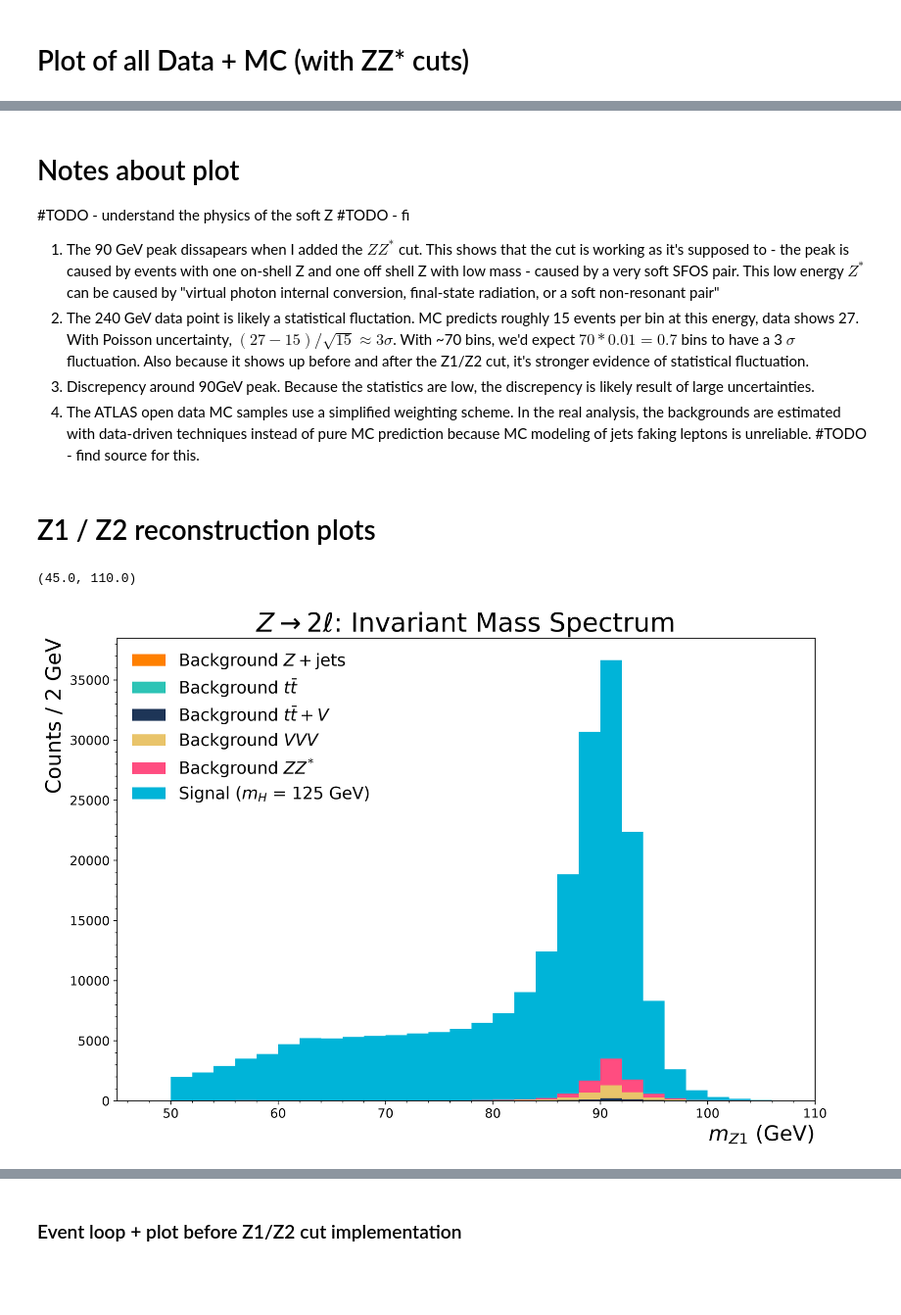
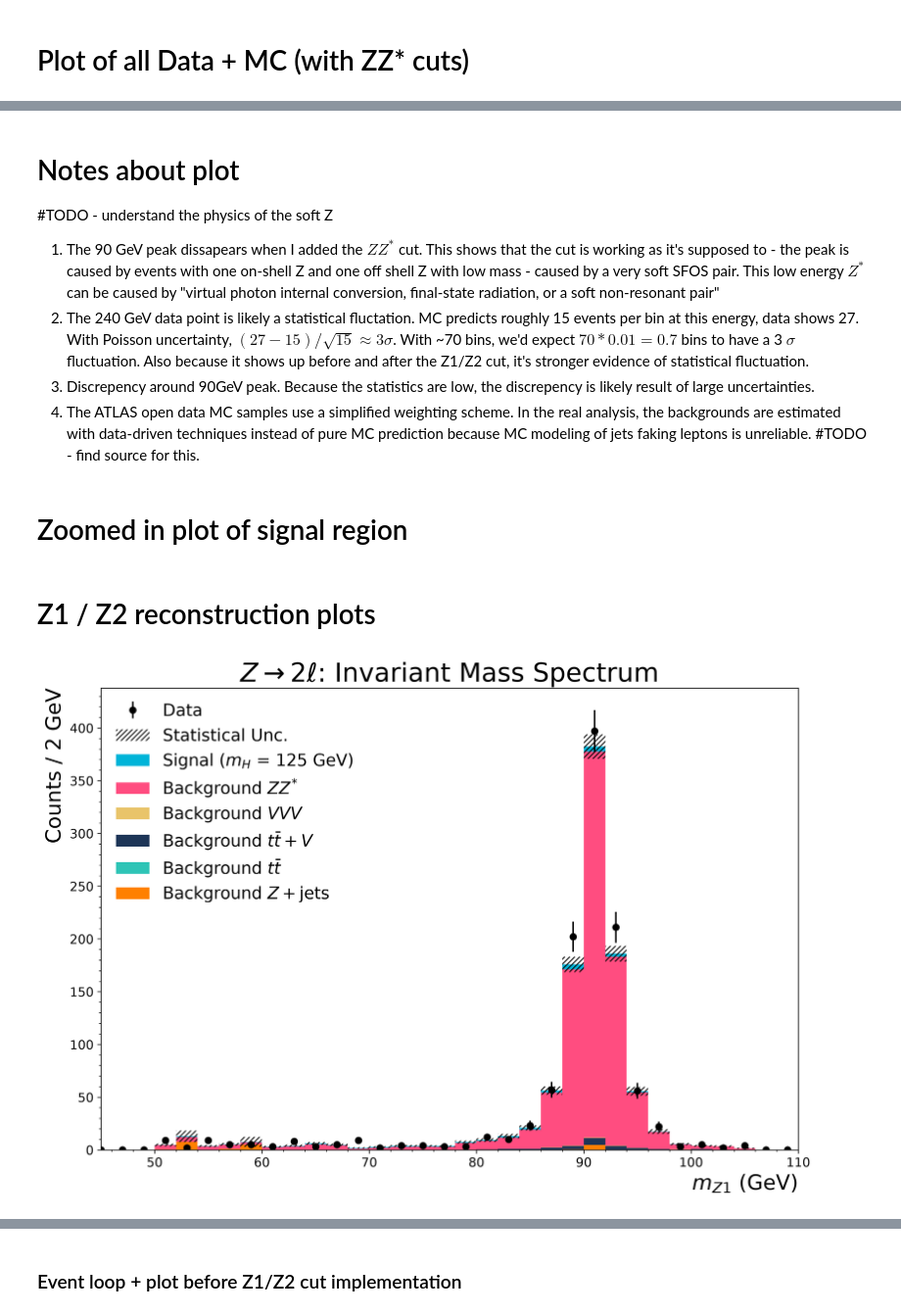
Before and after one commit to chrissellgrenbackup/intro-hep-project, a Jupyter notebook: higgs_analysis/HZZ_analysis.ipynb, the cells around one changed output, grey strips where cells are left out. Shown at 98% size. Cells and saved outputs as stored; diff of their text form; code cells hidden in the pictures; blank space fills up the shorter version.

```diff
--- a/higgs_analysis/HZZ_analysis.ipynb
+++ b/higgs_analysis/HZZ_analysis.ipynb
@@ -898,12 +896,13 @@ Num of data events that pass cut: 1078
 # Notes about plot
 
 #TODO - understand the physics of the soft Z
-#TODO - fi
 
 1) The 90 GeV peak dissapears when I added the $ZZ^*$ cut. This shows that the cut is working as it's supposed to - the peak is caused by events with one on-shell Z and one off shell Z with low mass - caused by a very soft SFOS pair. This low energy $Z^*$ can be caused by "virtual photon internal conversion, final-state radiation, or a soft non-resonant pair"
 2) The 240 GeV data point is likely a statistical fluctation. MC predicts roughly 15 events per bin at this energy, data shows 27. With Poisson uncertainty, $(27-15)/\sqrt{15} \approx 3 \sigma$. With ~70 bins, we'd expect $70*0.01=0.7$ bins to have a 3 $\sigma$ fluctuation. Also because it shows up before and after the Z1/Z2 cut, it's stronger evidence of statistical fluctuation.
 3) Discrepency around 90GeV peak. Because the statistics are low, the discrepency is likely result of large uncertainties.
 4) The ATLAS open data MC samples use a simplified weighting scheme. In the real analysis, the backgrounds are estimated with data-driven techniques instead of pure MC prediction because MC modeling of jets faking leptons is unreliable. #TODO - find source for this.
+# %% [markdown]
+# Zoomed in plot of signal region
 # %% [markdown]
 # Z1 / Z2 reconstruction plots
 # %%
@@ -915,7 +914,6 @@ binlist_zs = np.arange(xmin_zs,xmax_zs+stepsize_zs,stepsize_zs)
 bincenters_zs = np.arange(xmin_zs+stepsize_zs/2,xmax_zs+stepsize_zs/2,stepsize_zs)
 
 # data:
-
 # concat all z1 mass data, original awkward array has one entry per sample
 data_x_z1 = ak.to_numpy(ak.concatenate(allz1masses['Data']))
 data_x_z2 = ak.to_numpy(ak.concatenate(allz2masses['Data']))
@@ -923,14 +921,13 @@ data_x_z2 = ak.to_numpy(ak.concatenate(allz2masses['Data']))
 data_y_z1,_ = np.histogram(data_x_z1,bins=binlist_zs)
 data_y_z2,_ = np.histogram(data_x_z2,bins=binlist_zs)
 data_y_err_z1 = np.sqrt(data_y_z1) # statistical error use poisson uncertainty
-data_y_err_z2 = np.sqrt(data_y_z2) # statistical error use poisson uncertainty
+data_y_err_z2 = np.sqrt(data_y_z2)
 
-fig, ax = plt.subplots(figsize=(12,8),dpi=300)
 # make lists for the different MC samples for each of the attributes needed for plotting
 mc_masses_z1 = [] # each entry will be a list of the masses for that MC sample
 mc_masses_z2 = []
 mc_labels = []
-
+mc_weights = []
 mc_colors = ['#FF8000', '#2EC4B6', '#1D3557', '#E9C46A', '#FF4D80', '#00B4D8']
 
 for s in allsamples:
@@ -938,53 +935,57 @@ for s in allsamples:
         # make numpy lists of the mass+weights
         thismc_mass_z1 = ak.to_numpy(ak.concatenate(allz1masses[s]))
         mc_masses_z1.append(thismc_mass_z1)
         thismc_mass_z2 = ak.to_numpy(ak.concatenate(allz2masses[s]))
         mc_masses_z2.append(thismc_mass_z2)
         mc_labels.append(s)
+        thismc_weights = ak.to_numpy(allinfo[s]['totalWeight'])
+        mc_weights.append(thismc_weights)
 
-mc_hist_z1 = ax.hist(mc_masses_z1,bins=binlist_zs,
+fig, ax = plt.subplots(figsize=(12,8),dpi=300)
+mc_hist_z1 = ax.hist(mc_masses_z1,bins=binlist_zs, weights=mc_weights,
         label=mc_labels,color=mc_colors,stacked=True)
 
 # this mc_hist object is a tuple, first entry is a 2D array for the height of the hist
 # the first entry is the heights of bins for first sample
 # if stacked=True, second entry is heights of first + second
 # third entry is height of first+second+third, etc.
 # so take the last row of the first element of the mc_hist tuple to get cumulative height
 # mc_height_sum = mc_hist_z1[0][-1]
 
 
-# # now make error bars for the MC samples
-# # in the tutorial files they only do error bars for the MC BG, i include signal
-# # concatenate all mc weights and mass into long list
-# mc_weights_all = np.concatenate(mc_weights)
-# mc_masses_all = np.concatenate(mc_masses)
-# # the total variance per bin is the weight^2
-# # so histogram the masses with weight^2
-# mc_var_hist = np.histogram(mc_masses_all,bins=binlist, weights=mc_weights_all**2)
-# # np hist returns tuple, first element is bin height
-# mc_err = np.sqrt(mc_var_hist[0])
+# now make error bars for the MC samples
+# in the tutorial files they only do error bars for the MC BG, i include signal
+# concatenate all mc weights and mass into long list
+mc_weights_all = np.concatenate(mc_weights)
+mc_masses_all = np.concatenate(mc_masses_z1)
+# the total variance per bin is the weight^2
+# so histogram the masses with weight^2
+mc_var_hist = np.histogram(mc_masses_all,bins=binlist_zs, weights=mc_weights_all**2)
+# np hist returns tuple, first element is bin height
+mc_err = np.sqrt(mc_var_hist[0])
 
-# # plot mc errorbars
-# # calc the bottom of the bar with the height of the total mc
-# ax.bar(bincenters,height=mc_err*2,bottom=(mc_height_sum-mc_err),
-#        hatch='//////',color='none',alpha=0.5,width=stepsize,label="Statistical Unc.")
+# plot mc errorbars
+# calc the bottom of the bar with the height of the total mc
+
+mc_height_sum = mc_hist_z1[0][-1]
+
+ax.bar(bincenters_zs, height=mc_err*2, bottom=(mc_height_sum-mc_err),
+      hatch='/////', color='none', alpha=0.4, width=stepsize_zs, label="Statistical Unc.")
 
 
-#ax.errorbar(bincenters_zs,data_y,yerr=data_y_err,fmt='o',color='black',label='Data')
-
-#TODO - also think about the luminosity
+ax.errorbar(bincenters_zs,data_y_z1,yerr=data_y_err_z1,fmt='o',color='black',label='Data')
 
 ax.set_xlabel(r"$m_{Z1}$ (GeV)",x=1,horizontalalignment ='right',fontsize=20)
 ax.set_ylabel(f'Counts / {stepsize_zs} GeV',y=1,horizontalalignment ='right',fontsize=20)
 ax.set_title(r"$Z \rightarrow 2\ell$: Invariant Mass Spectrum",fontsize=25)
-ax.legend(frameon=False,fontsize=16)
+handles, labels = ax.get_legend_handles_labels()
+ax.legend(reversed(handles), reversed(labels), frameon=False,fontsize='16')
 ax.xaxis.set_minor_locator(AutoMinorLocator())
 ax.yaxis.set_minor_locator(AutoMinorLocator())
 plt.xticks(fontsize=12)
 plt.yticks(fontsize=12)
 plt.xlim(45,110)
-#plt.text(150,32,r'$\sqrt{s}$ = 13 TeV, $\int L dt =$ 36.6fb$^{-1}$',fontsize=16)
+plt.savefig("plots/z1mass.png")
 # %% [output]
-(45.0, 110.0)
-[figure, old version]
+[figure, new version]
 # %%
```
Also changed, not shown: parts of 6 cells of this notebook.
